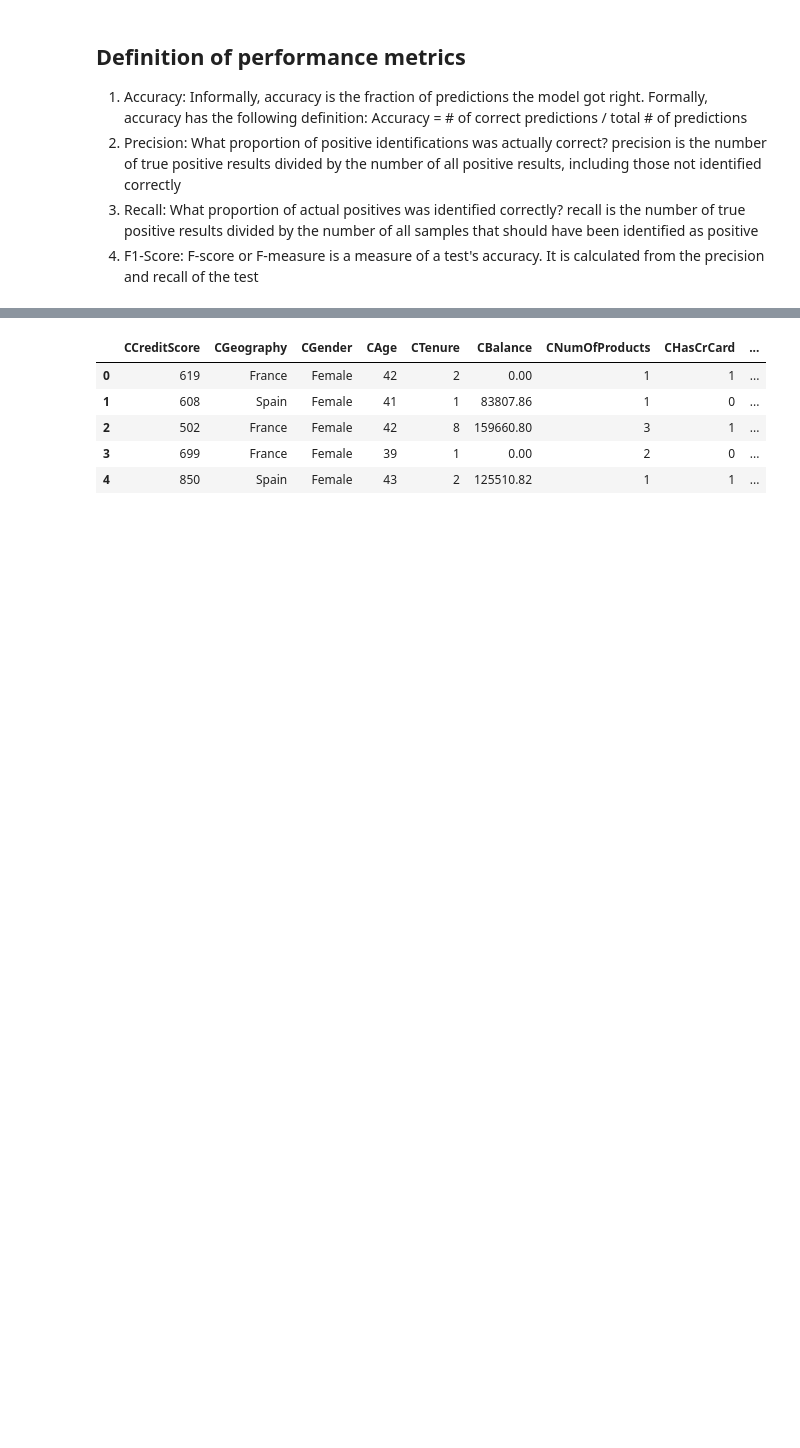
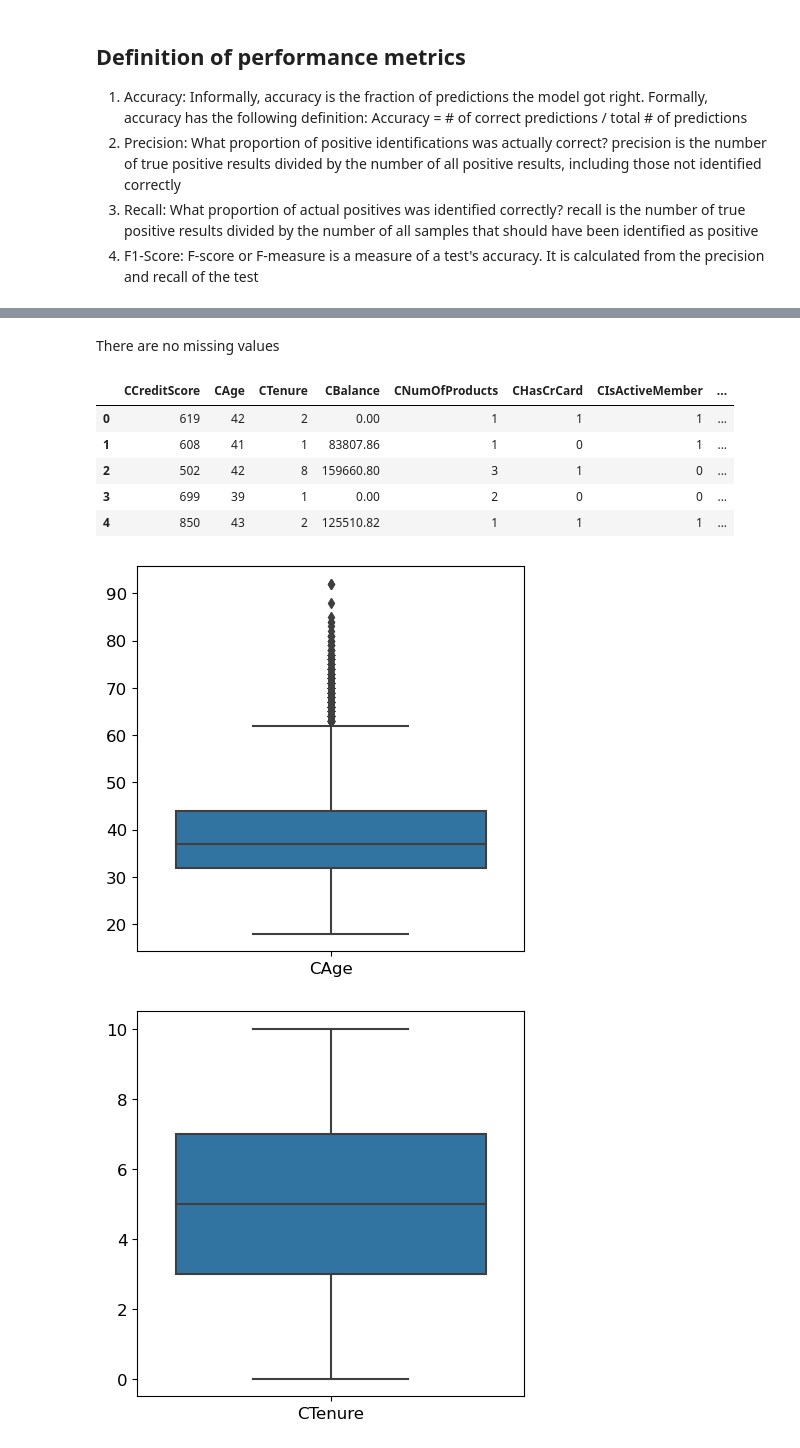
Before and after one commit to Ph1lippK/VAWI, a Jupyter notebook: Assignment_01_2270603.ipynb, the cells around one changed output, grey strips where cells are left out. Drawn from its saved outputs; the diff is of its cells as text; code cells hidden in the pictures; blank space fills up the shorter version.

Commit message:
data quality analysis, analyzing outliners, now before removing outliners

```diff
--- a/Assignment_01_2270603.ipynb
+++ b/Assignment_01_2270603.ipynb
@@ -669,0 +814,5 @@ Now try optimizing your results by applying the advanced concepts (lecture 04).
+# %%
+# transform object into float
+CEstimatedSalary = 'CEstimatedSalary'
+fintech[CEstimatedSalary] = fintech[CEstimatedSalary].astype('float')
+print(fintech.info()) # Check the data types and number of non-null values in each column
@@ -670,9 +856,45 @@ Now try optimizing your results by applying the advanced concepts (lecture 04).
+# %% [markdown]
+There are no missing values
 # %%
-df.head()
+fintech.head()
 # %% [output]
-|  | CCreditScore | CGeography | CGender | CAge | CTenure | CBalance | CNumOfProducts | CHasCrCard | ... |
-| 0 | 619 | France | Female | 42 | 2 | 0.00 | 1 | 1 | ... |
-| 1 | 608 | Spain | Female | 41 | 1 | 83807.86 | 1 | 0 | ... |
-| 2 | 502 | France | Female | 42 | 8 | 159660.80 | 3 | 1 | ... |
-| 3 | 699 | France | Female | 39 | 1 | 0.00 | 2 | 0 | ... |
-| 4 | 850 | Spain | Female | 43 | 2 | 125510.82 | 1 | 1 | ... |
+|  | CCreditScore | CAge | CTenure | CBalance | CNumOfProducts | CHasCrCard | CIsActiveMember | ... |
+| 0 | 619 | 42 | 2 | 0.00 | 1 | 1 | 1 | ... |
+| 1 | 608 | 41 | 1 | 83807.86 | 1 | 0 | 1 | ... |
+| 2 | 502 | 42 | 8 | 159660.80 | 3 | 1 | 0 | ... |
+| 3 | 699 | 39 | 1 | 0.00 | 2 | 0 | 0 | ... |
+| 4 | 850 | 43 | 2 | 125510.82 | 1 | 1 | 1 | ... |
+# %%
+# Step 3: Check for outliers
+# Not going for Values in df where there is no sense to look for outliners, like 0/1 values
+# CAge
+fintech_CAge = fintech[['CAge']]
+# Plot Boxplot
+fig, ax = plt.subplots(figsize=(5, 5))
+sns.boxplot(data=fintech_CAge) # Use a boxplot to visualize any outliers
+plt.show()
+
+
+#CTenure
+fintech_CTenure = fintech[['CTenure']]
+# Plot Boxplot
+fig, ax = plt.subplots(figsize=(5, 5))
+sns.boxplot(data=fintech_CTenure) # Use a boxplot to visualize any outliers
+plt.show()
+
+#CBalance
+fintech_CBalance = fintech[['CBalance']]
+# Plot Boxplot
+fig, ax = plt.subplots(figsize=(5, 5))
+sns.boxplot(data=fintech_CBalance) # Use a boxplot to visualize any outliers
+plt.show()
+
+#CNumOfProducts
+fintech_CNumOfProducts = fintech[['CNumOfProducts']]
+# Plot Boxplot
+fig, ax = plt.subplots(figsize=(5, 5))
+sns.boxplot(data=fintech_CNumOfProducts) # Use a boxplot to visualize any outliers
+plt.show()
+# %% [output]
+[figure, added]
+[figure, added]
```
Also changed, not shown: parts of 39 cells of this notebook.
